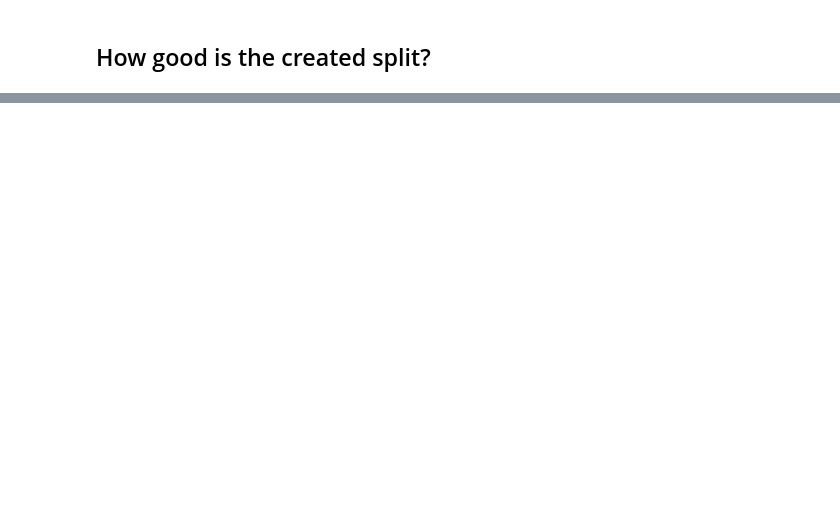
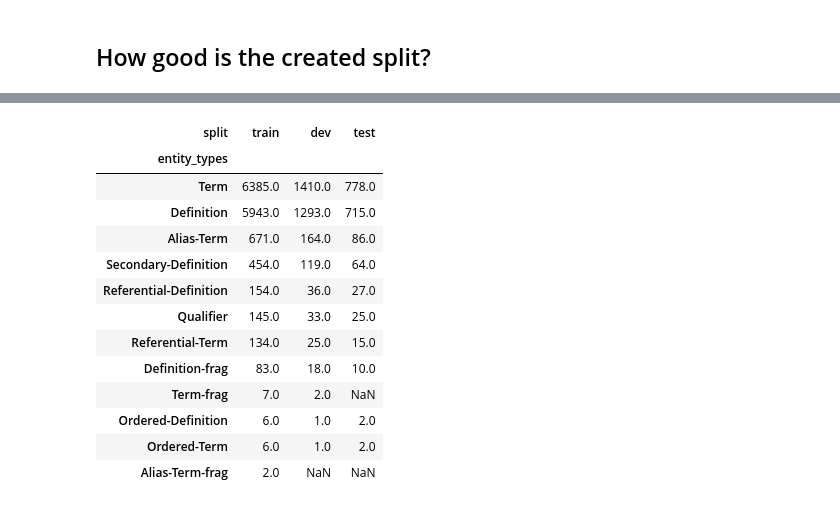
Before and after one commit to DFKI-NLP/defx, a Jupyter notebook: notebooks/dataset_analysis.ipynb, the cells around one changed output, grey strips where cells are left out. Saved outputs shown, nothing was run; the diff lists cells and outputs as text; code cells hidden in the pictures; blank space fills up the shorter version.

```diff
--- a/notebooks/dataset_analysis.ipynb
+++ b/notebooks/dataset_analysis.ipynb
@@ -347,0 +353,17 @@ split_df[['split',
+# %%
+entity_types_by_split.sort_values(by=('id','train'), ascending=False)['id'][['train', 'dev', 'test']]
+# %% [output]
+| split | train | dev | test |
+| entity_types |  |  |  |
+| Term | 6385.0 | 1410.0 | 778.0 |
+| Definition | 5943.0 | 1293.0 | 715.0 |
+| Alias-Term | 671.0 | 164.0 | 86.0 |
+| Secondary-Definition | 454.0 | 119.0 | 64.0 |
+| Referential-Definition | 154.0 | 36.0 | 27.0 |
+| Qualifier | 145.0 | 33.0 | 25.0 |
+| Referential-Term | 134.0 | 25.0 | 15.0 |
+| Definition-frag | 83.0 | 18.0 | 10.0 |
+| Term-frag | 7.0 | 2.0 | NaN |
+| Ordered-Definition | 6.0 | 1.0 | 2.0 |
+| Ordered-Term | 6.0 | 1.0 | 2.0 |
+| Alias-Term-frag | 2.0 | NaN | NaN |
```
Also changed, not shown: parts of 39 cells of this notebook.
